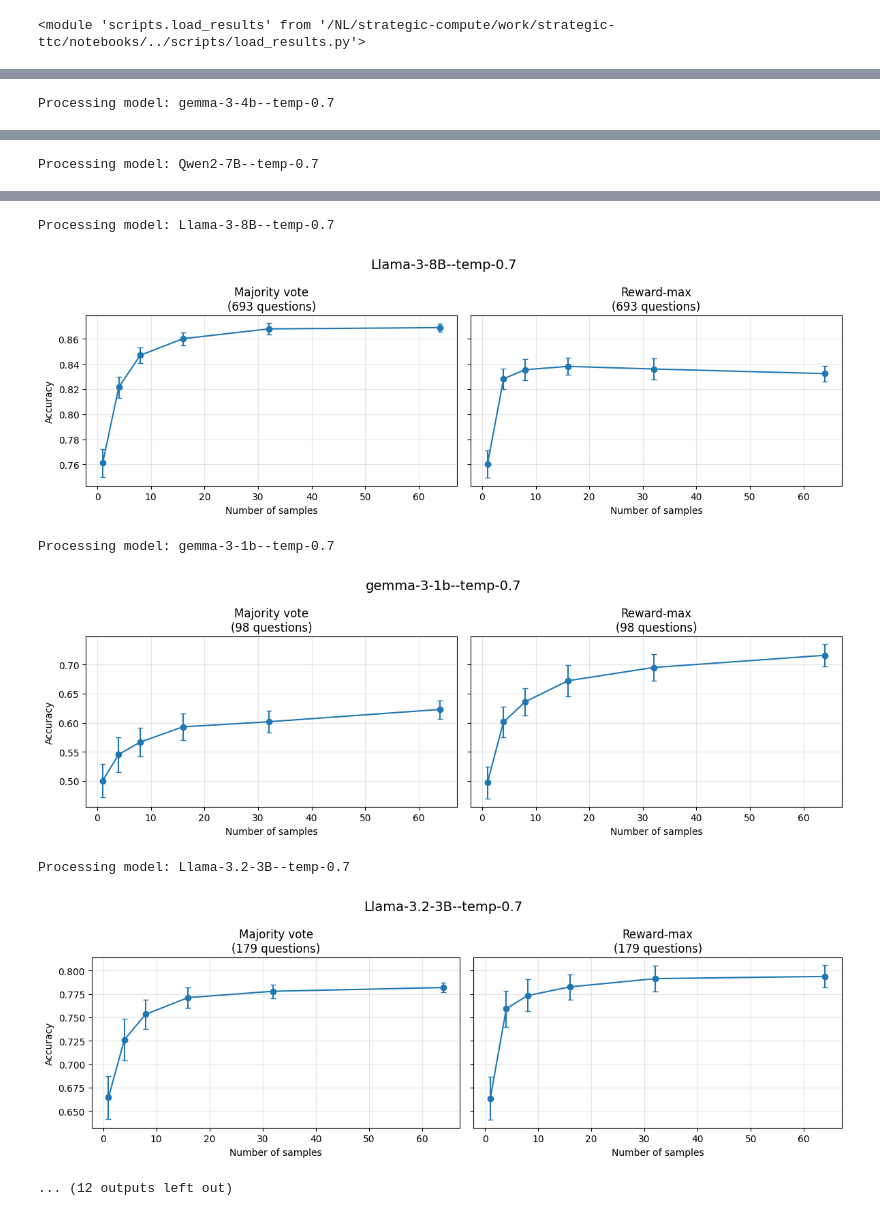
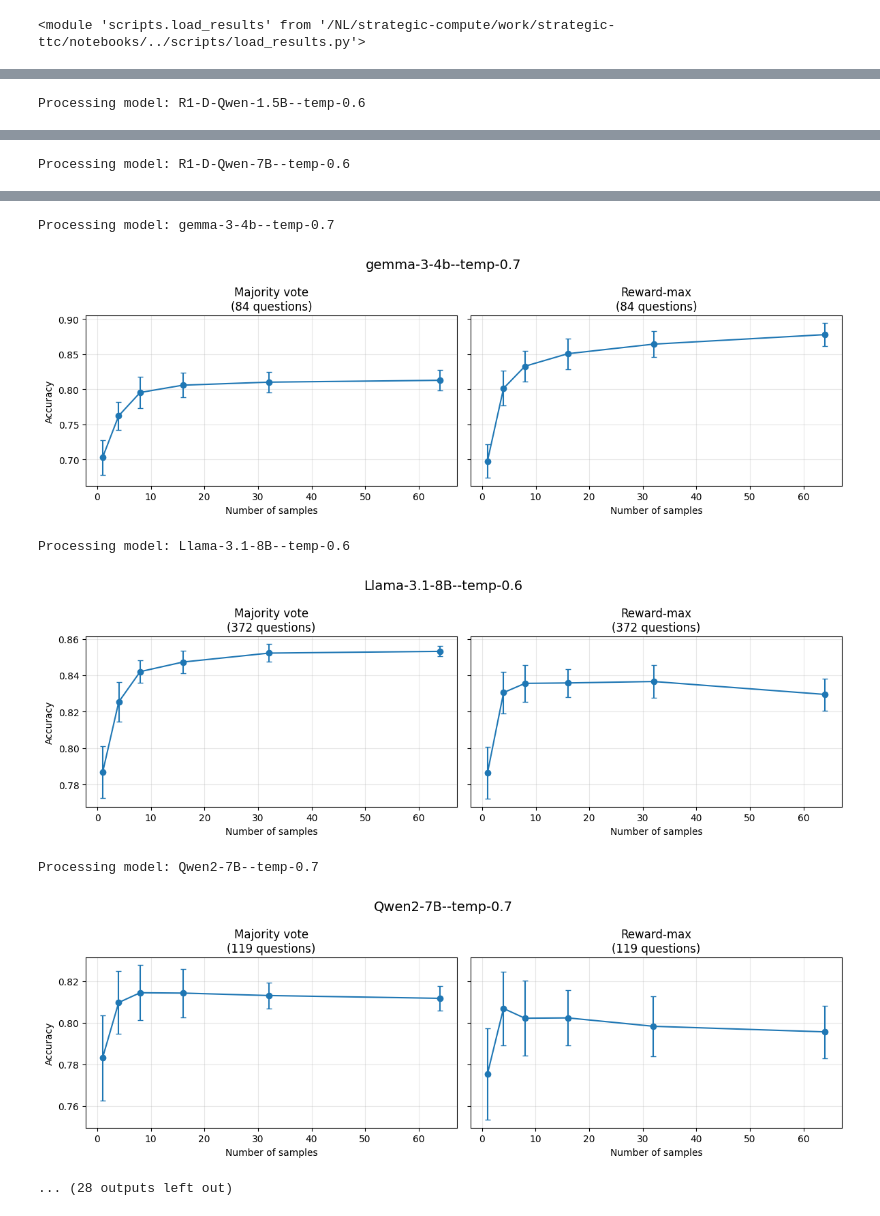
Before and after one commit to Networks-Learning/strategic-ttc, a Jupyter notebook: notebooks/GSM8K.ipynb, the cells around one changed output, grey strips where cells are left out. Cells and saved outputs as stored; diff of their text form; code cells hidden in the pictures.

Commit message:
Final version before adding thinking models

```diff
--- a/notebooks/GSM8K.ipynb
+++ b/notebooks/GSM8K.ipynb
@@ -79,14 +79,16 @@ from strategic_ttc.verifiers.boxed_number import parse_pred_from_explanation
 from scripts.accuracy_analysis import compute_curves_for_model, plot_model_curves
 # %%
 results = load_results("../runs/GSM8K")
-
+maj_mean, maj_std, rew_mean, rew_std = {}, {}, {}, {}
+token_mean, token_std = {}, {}
+thetas = {}
 for model_name, data in results.items():
     print(f"Processing model: {model_name}")
-    thetas, maj_mean, maj_std, rew_mean, rew_std = compute_curves_for_model(
+    thetas[model_name], maj_mean[model_name], maj_std[model_name], rew_mean[model_name], rew_std[model_name], token_mean[model_name], token_std[model_name] = compute_curves_for_model(
         data,
         parse_pred_fn=parse_pred_from_explanation,
         sample_size=50,
     )
-    plot_model_curves(model_name, thetas, maj_mean, maj_std, rew_mean, rew_std, len(data['correct']))
+    plot_model_curves(model_name, thetas[model_name], maj_mean[model_name], maj_std[model_name], rew_mean[model_name], rew_std[model_name], len(data['correct']))
 # %% [output]
 Processing file: Qwen2-0.5B--temp-0.7--samples-128--max-512.jsonl
@@ -105,4 +109,4 @@ Processing file: Qwen2.5-3B--temp-0.7--samples-128--max-512.jsonl
 Processing file: Qwen2.5-7B--temp-0.7--samples-128--max-512.jsonl
 Processing model: Qwen2-0.5B--temp-0.7
 [figure]
-Processing model: gemma-3-4b--temp-0.7
+Processing model: R1-D-Qwen-1.5B--temp-0.6
@@ -110 +114 @@ Processing model: gemma-3-4b--temp-0.7
-Processing model: Qwen2-7B--temp-0.7
+Processing model: R1-D-Qwen-7B--temp-0.6
@@ -112,7 +116,7 @@ Processing model: Qwen2-7B--temp-0.7
-Processing model: Llama-3-8B--temp-0.7
+Processing model: gemma-3-4b--temp-0.7
-[figure, old version]
+[figure, new version]
-Processing model: gemma-3-1b--temp-0.7
+Processing model: Llama-3.1-8B--temp-0.6
-[figure, old version]
+[figure, new version]
-Processing model: Llama-3.2-3B--temp-0.7
+Processing model: Qwen2-7B--temp-0.7
-[figure, old version]
+[figure, new version]
-... (12 outputs left out)
+... (28 outputs left out)
```
Also changed, not shown: parts of 5 cells of this notebook, 5 other files.
